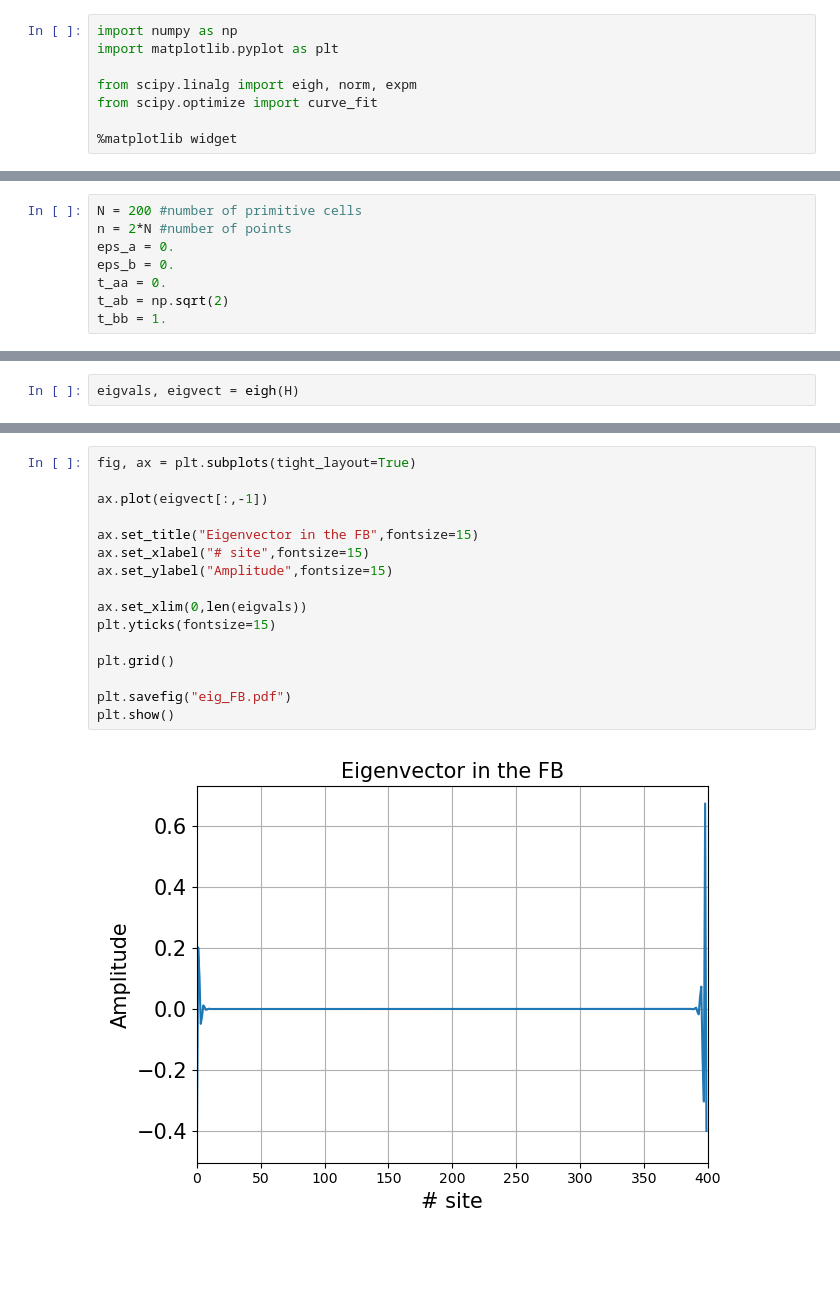
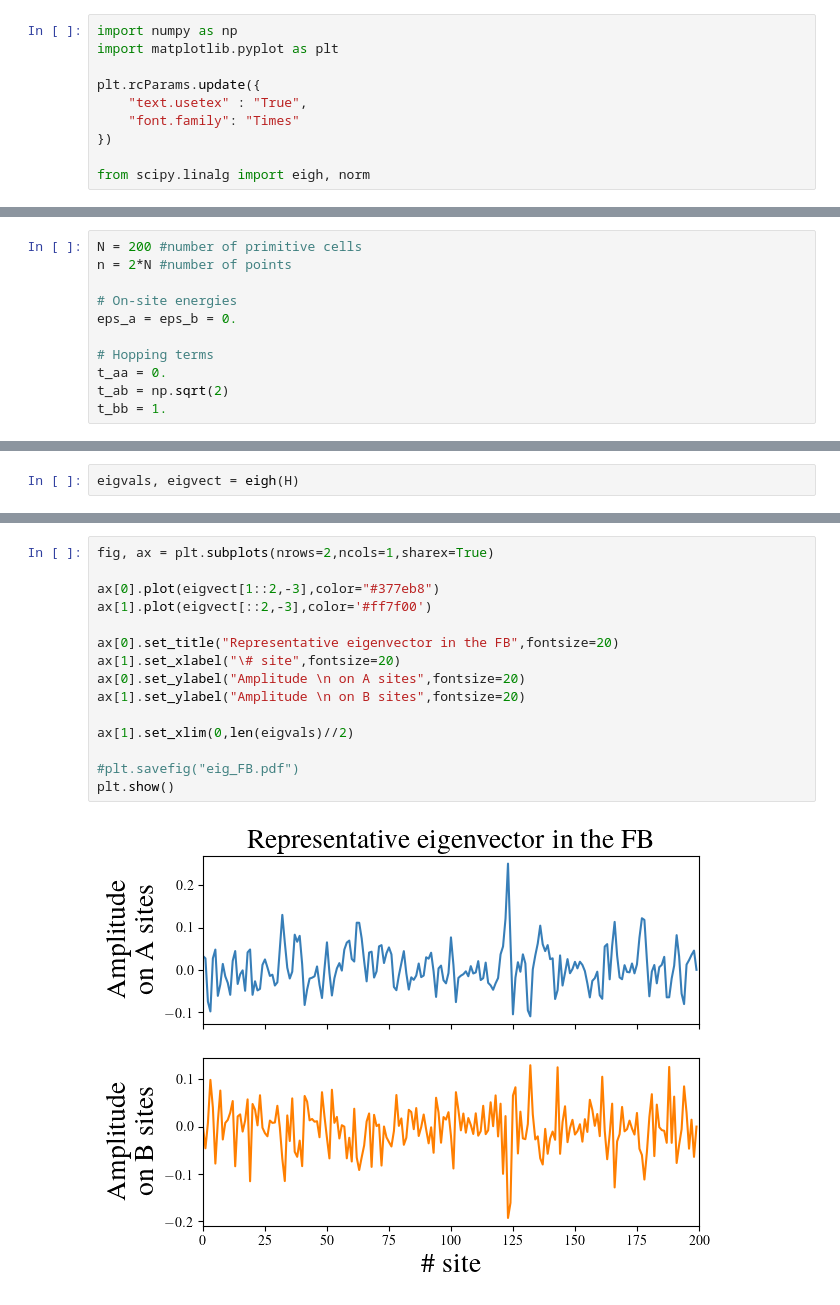
Before and after one commit to enrico0014/QOptics_FB, a Jupyter notebook: sawtooth.ipynb, the cells around one changed output, grey strips where cells are left out. Drawn from its saved outputs; the diff is of its cells as text; blank space fills up the shorter version.

```diff
--- a/sawtooth.ipynb
+++ b/sawtooth.ipynb
@@ -2,9 +2,11 @@
 import numpy as np
 import matplotlib.pyplot as plt
 
-from scipy.linalg import eigh, norm, expm
-from scipy.optimize import curve_fit
+plt.rcParams.update({
+    "text.usetex" : "True",
+    "font.family": "Times"
+})
 
-%matplotlib widget
+from scipy.linalg import eigh, norm
 # %% [markdown]
 # Sawtooth lattice
@@ -11,8 +26,11 @@ from scipy.optimize import curve_fit
 # %%
 N = 200 #number of primitive cells
 n = 2*N #number of points
-eps_a = 0.
-eps_b = 0.
+
+# On-site energies
+eps_a = eps_b = 0.
+
+# Hopping terms
 t_aa = 0.
 t_ab = np.sqrt(2)
 t_bb = 1.
@@ -45,18 +68,17 @@ plt.show()
 # %%
-fig, ax = plt.subplots(tight_layout=True)
+fig, ax = plt.subplots(nrows=2,ncols=1,sharex=True)
 
-ax.plot(eigvect[:,-1])
+ax[0].plot(eigvect[1::2,-3],color="#377eb8")
+ax[1].plot(eigvect[::2,-3],color='#ff7f00')
 
-ax.set_title("Eigenvector in the FB",fontsize=15)
-ax.set_xlabel("# site",fontsize=15)
-ax.set_ylabel("Amplitude",fontsize=15)
+ax[0].set_title("Representative eigenvector in the FB",fontsize=20)
+ax[1].set_xlabel("\# site",fontsize=20)
+ax[0].set_ylabel("Amplitude \n on A sites",fontsize=20)
+ax[1].set_ylabel("Amplitude \n on B sites",fontsize=20)
 
-ax.set_xlim(0,len(eigvals))
-plt.yticks(fontsize=15)
+ax[1].set_xlim(0,len(eigvals)//2)
 
-plt.grid()
-
-plt.savefig("eig_FB.pdf")
+#plt.savefig("eig_FB.pdf")
 plt.show()
 # %% [output]
-[figure, old version]
+[figure, new version]
```
Also changed, not shown: parts of 18 cells of this notebook.
